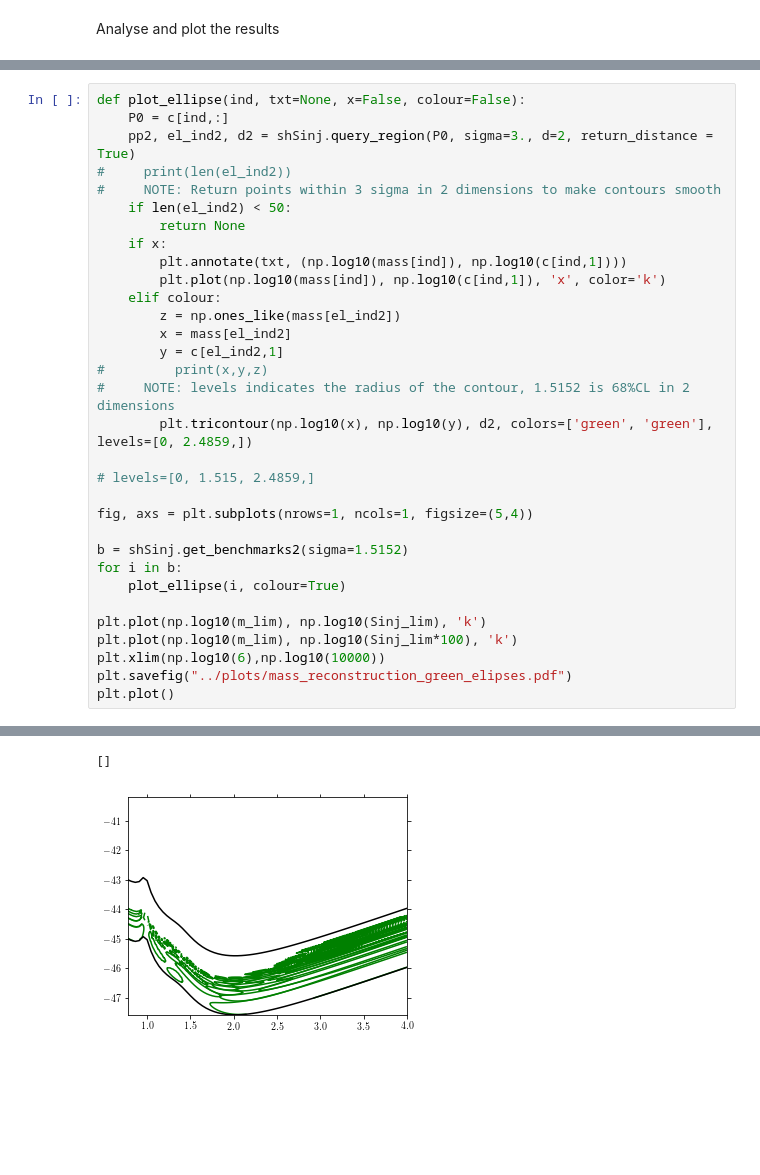
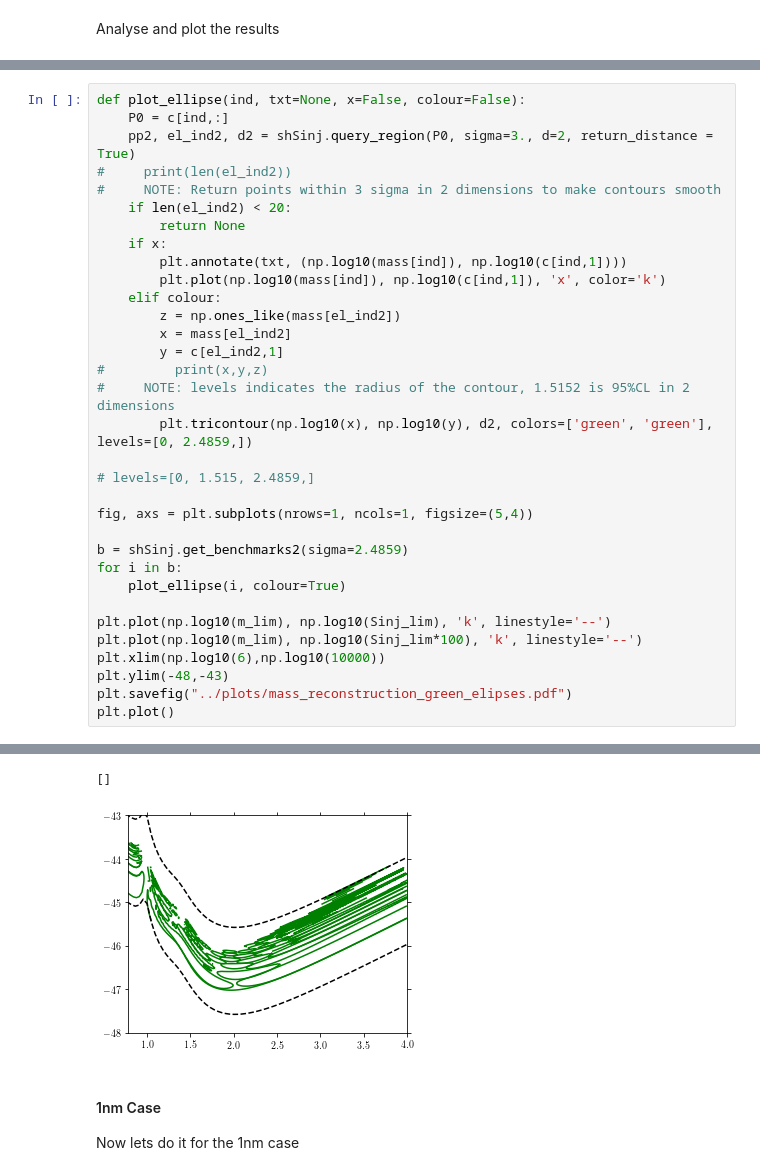
Before and after one commit to tedwards2412/paleo_detectors, a Jupyter notebook: Notebooks/Mass_Reconstruction.ipynb, the cells around one changed output, grey strips where cells are left out. Saved outputs shown, nothing was run; the diff lists cells and outputs as text; blank space fills up the shorter version.

```diff
--- a/Notebooks/Mass_Reconstruction.ipynb
+++ b/Notebooks/Mass_Reconstruction.ipynb
@@ -265,7 +282,7 @@ def plot_ellipse(ind, txt=None, x=False, colour=False):
     pp2, el_ind2, d2 = shSinj.query_region(P0, sigma=3., d=2, return_distance = True)
 #     print(len(el_ind2))
 #     NOTE: Return points within 3 sigma in 2 dimensions to make contours smooth
-    if len(el_ind2) < 50:
+    if len(el_ind2) < 20:
         return None
     if x:
         plt.annotate(txt, (np.log10(mass[ind]), np.log10(c[ind,1])))
@@ -275,20 +292,21 @@ def plot_ellipse(ind, txt=None, x=False, colour=False):
         x = mass[el_ind2]
         y = c[el_ind2,1]
 #         print(x,y,z)
-#     NOTE: levels indicates the radius of the contour, 1.5152 is 68%CL in 2 dimensions
+#     NOTE: levels indicates the radius of the contour, 1.5152 is 95%CL in 2 dimensions
         plt.tricontour(np.log10(x), np.log10(y), d2, colors=['green', 'green'], levels=[0, 2.4859,])
 
 # levels=[0, 1.515, 2.4859,]
 
 fig, axs = plt.subplots(nrows=1, ncols=1, figsize=(5,4))
 
-b = shSinj.get_benchmarks2(sigma=1.5152)
+b = shSinj.get_benchmarks2(sigma=2.4859)
 for i in b:
     plot_ellipse(i, colour=True)
 
-plt.plot(np.log10(m_lim), np.log10(Sinj_lim), 'k')
-plt.plot(np.log10(m_lim), np.log10(Sinj_lim*100), 'k')
+plt.plot(np.log10(m_lim), np.log10(Sinj_lim), 'k', linestyle='--')
+plt.plot(np.log10(m_lim), np.log10(Sinj_lim*100), 'k', linestyle='--')
 plt.xlim(np.log10(6),np.log10(10000))
+plt.ylim(-48,-43)
 plt.savefig("../plots/mass_reconstruction_green_elipses.pdf")
 plt.plot()
 # %% [output]
@@ -312,2 +330,6 @@ Reciprocal condition number1.727850e-19
 []
-[figure, old version]
+[figure, new version]
+# %% [markdown]
+#### 1nm Case
+
+Now lets do it for the 1nm case
```
Also changed, not shown: parts of 4 cells of this notebook.
